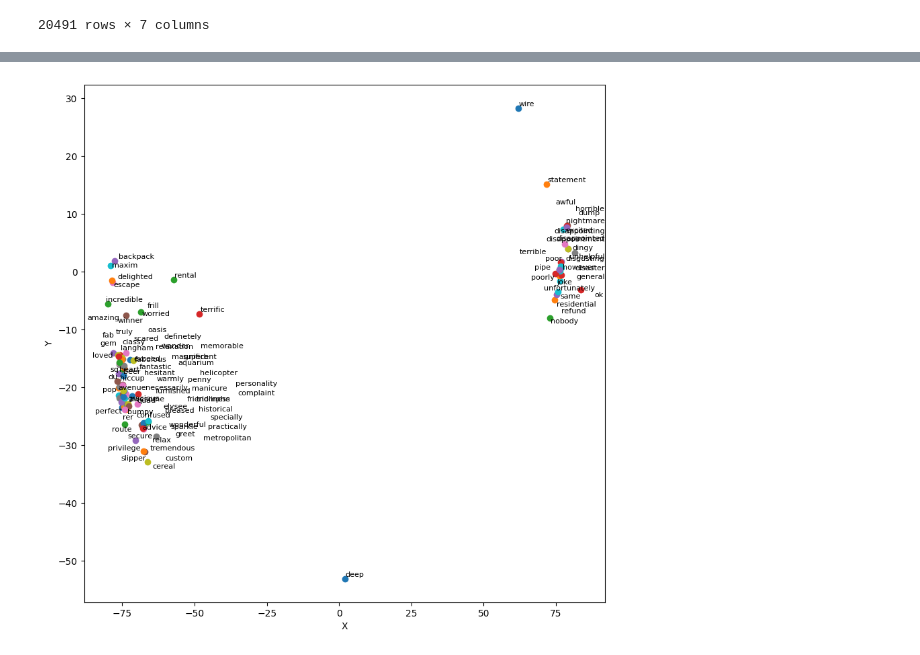
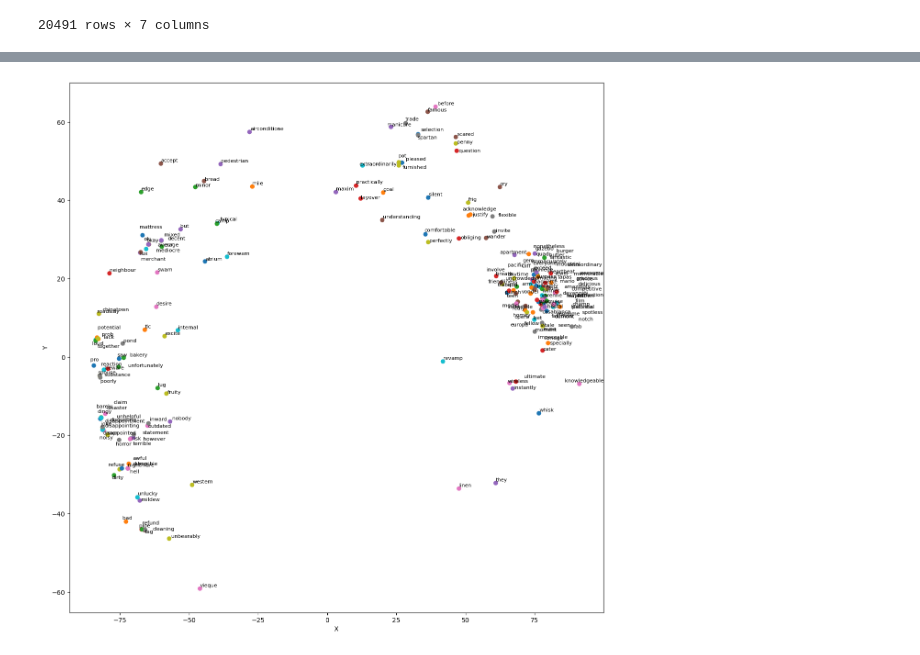
Before and after one commit to mausneg/Aspect-Based-Sentiment-Analysis-Hotel-Review, a Jupyter notebook: model_2.ipynb, the cells around one changed output, grey strips where cells are left out. Drawn from its saved outputs; the diff is of its cells as text; code cells hidden in the pictures.

Commit message:
add new data

```diff
--- a/model_2.ipynb
+++ b/model_2.ipynb
@@ -111,6 +112,6 @@ df_data
 | 20490 | people talking, ca n't believe ex... | 2 | people talking ca not believe exc... | people talk can not believe excel... | people talk can not believe excel... | people talk can not believe excel... | False | True | ... |
 20491 rows × 11 columns
 # %%
-x_train, x_test, y_train, y_test = train_test_split(df_data['ner_review'], df_data['label'], test_size=0.2, random_state=42)
+x_train, x_test, y_train, y_test = train_test_split(df_data['ner_review'], df_data.iloc[:,-5:], test_size=0.2, random_state=42)
 x_train.shape, x_test.shape, y_train.shape, y_test.shape
 # %% [output]
@@ -122,7 +123,7 @@ TRUNCATING = 'post'
 PADDING = 'post'
 OOV_TOKEN = "<OOV>"
 MAX_EXAMPLES = 20000
-NUM_LABELS = 3
+NUM_LABELS = 5
 # %%
 tokenizer = Tokenizer(num_words=MAX_EXAMPLES, oov_token=OOV_TOKEN)
 tokenizer.fit_on_texts(x_train)
@@ -138,6 +139,7 @@ model = tf.keras.models.Sequential([
     tf.keras.layers.Dense(64, activation='relu'),
     tf.keras.layers.Dense(NUM_LABELS, activation='softmax')
 ])
-model.compile(loss='sparse_categorical_crossentropy', optimizer='adam', metrics=['accuracy'])
+# model.compile(loss='categorical_crossentropy', optimizer='adam', metrics=['accuracy'])
+model.compile(loss='categorical_crossentropy', optimizer='adam', metrics=['accuracy', tf.keras.metrics.TruePositives(), tf.keras.metrics.TrueNegatives(), tf.keras.metrics.FalsePositives(), tf.keras.metrics.FalseNegatives()])
 model.summary()
 # %% [output]
@@ -199,26 +208,26 @@ plt.show()
 # %%
 embeddings = model.layers[0].get_weights()[0]
 pca = PCA(n_components=10, random_state=42).fit_transform(embeddings)
-embeddings_2d = TSNE(n_components=2, random_state=42, perplexity=45).fit_transform(pca)
+embeddings_2d = TSNE(n_components=2, random_state=42, perplexity=35).fit_transform(pca)
 
 magnitudes = np.linalg.norm(embeddings, axis=1)
-top_indices = magnitudes.argsort()[-100:]
+top_indices = magnitudes.argsort()[-200:]
 top_words = {word: index for word, index in word_index.items() if index in top_indices}
 # %%
-fig = plt.figure(figsize=(10, 10))
+fig = plt.figure(figsize=(15, 15))
 ax = fig.add_subplot(111)
 
 for word, index in top_words.items():
     x, y = embeddings_2d[index]
     ax.scatter(x, y)
     ax.text(x, y, word, fontsize=8)
 
 ax.set_xlabel('X')
 ax.set_ylabel('Y')
-adjustText.adjust_text(ax.texts)
+adjustText.adjust_text(ax.texts,iterations=100)
 
 plt.show()
 # %% [output]
-[figure, old version]
+[figure, new version]
 # %%
 model.save('model_2.h5')
```
Also changed, not shown: parts of 9 cells of this notebook, 10 other files.
